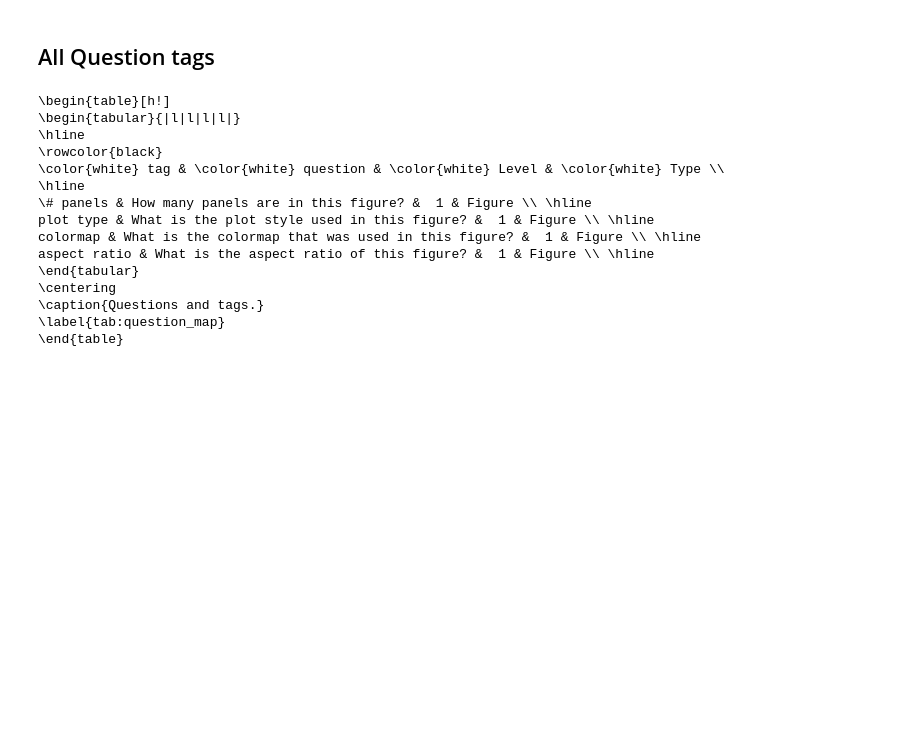
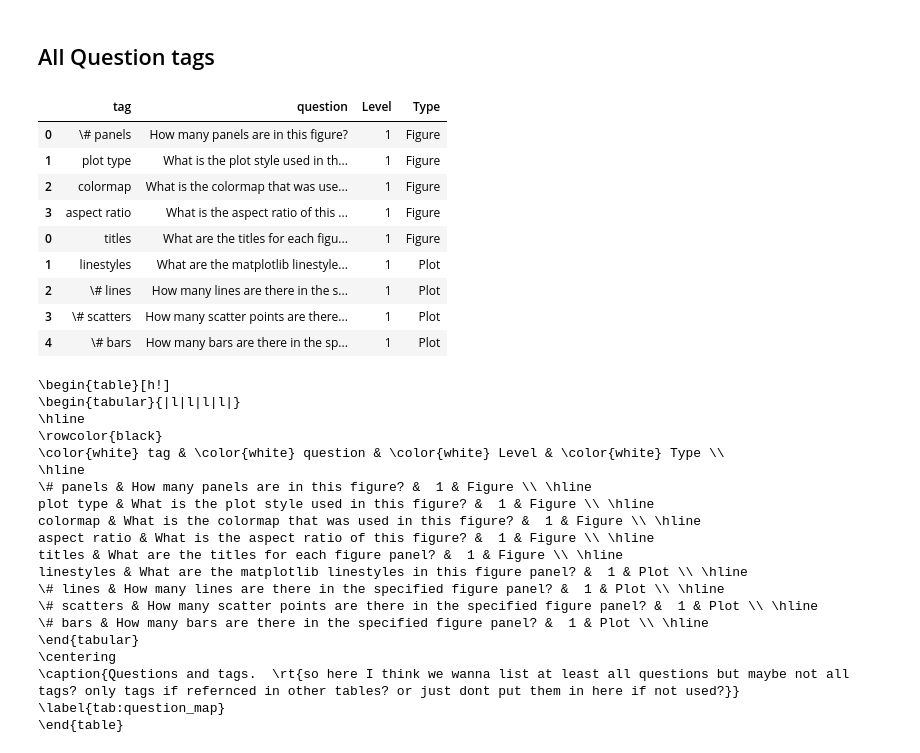
Before and after one commit to ReadingTimeMachine/LLM_VQA_MultiPanel, a Jupyter notebook: parse_lmm_outputs.ipynb, the cells around one changed output. Cells and saved outputs as stored; diff of their text form; code cells hidden in the pictures; blank space fills up the shorter version.

Commit message:
level 1

```diff
--- a/parse_lmm_outputs.ipynb
+++ b/parse_lmm_outputs.ipynb
@@ -815,7 +815,7 @@ questions_L1 = [
        {'tag':'# bars', 'question':'How many bars are there in the specified figure panel?', 'type':'float'},
 ]
 
-
+use_float_average = True # if so, will divide floats by average gt
 
 # fill level and level types
 for q in questions_L1:
@@ -865,6 +865,8 @@ for q in questions_L1:
         elif q['type'] == 'float': # single float number
             gt, lmm = get_lmm_gt(dfsub2, q['type'])
             calc =  np.abs(np.array(gt)-np.array(lmm))
+            if use_float_average:
+                calc = calc/np.array(gt)
             models[model] = {'mean diff': np.nanmean(calc), 'median diff':np.nanmedian(calc),
                              'std diff':np.nanstd(calc), 'iqr diff':calc_iqr(calc),
                              'median gt':np.nanmedian(gt), 'mean gt':np.nanmean(gt),
@@ -895,12 +897,6 @@ for q in questions_L1:
                              'std diff':np.std(calc), 'iqr diff':calc_iqr(calc),
                              'number nans':count_nan(lmm_tot)}
 
-
-                #print('gt:', vgt)
-                #print('vlmm:', vlmm)
-
-            #import sys; sys.exit()
-
         elif q['type'] == 'binary string list':
             # loop over every panel
             calc = [] # normalized distance
@@ -1404,0 +1013,2 @@ dfsub2
+# %%
+df_p_L1, df_q_L1, column_format_L1 = make_table_df(questions_L1, dirnames)
@@ -1428,11 +1080,30 @@ array(['What is the underlying distribution used to create the data in this figu
       dtype=object)
 # %% [markdown]
 ## All Question tags
+# %%
+df_questions_table = df_question_tags.copy()
+
+for d in [df_q_L1]:
+    df_questions_table = pd.concat([df_questions_table,d])
+# %%
+df_questions_table#.head(n=-5)
+# %% [output]
+|  | tag | question | Level | Type |
+| 0 | \# panels | How many panels are in this figure? | 1 | Figure |
+| 1 | plot type | What is the plot style used in th... | 1 | Figure |
+| 2 | colormap | What is the colormap that was use... | 1 | Figure |
+| 3 | aspect ratio | What is the aspect ratio of this ... | 1 | Figure |
+| 0 | titles | What are the titles for each figu... | 1 | Figure |
+| 1 | linestyles | What are the matplotlib linestyle... | 1 | Plot |
+| 2 | \# lines | How many lines are there in the s... | 1 | Plot |
+| 3 | \# scatters | How many scatter points are there... | 1 | Plot |
+| 4 | \# bars | How many bars are there in the sp... | 1 | Plot |
 # %%
 label='tab:question_map'
-caption = 'Questions and tags.  \\rt{so here I think we wanna list at least all questions but maybe not all tags? only tags if refernced in other tables?}'
+caption = 'Questions and tags.  '
+caption += '\\rt{so here I think we wanna list at least all questions but maybe not all tags? only tags if refernced in other tables? or just dont put them in here if not used?}'
 
-latex_table_tag = table_iConf_format(df_question_tags, label, caption, column_format_tag)
+latex_table_tag = table_iConf_format(df_questions_table, label, caption, column_format_tag)
 
 print(latex_table_tag)
 # %% [output]
@@ -1446,8 +1117,13 @@ print(latex_table_tag)
 plot type & What is the plot style used in this figure? &  1 & Figure \\ \hline
 colormap & What is the colormap that was used in this figure? &  1 & Figure \\ \hline
 aspect ratio & What is the aspect ratio of this figure? &  1 & Figure \\ \hline
+titles & What are the titles for each figure panel? &  1 & Figure \\ \hline
+linestyles & What are the matplotlib linestyles in this figure panel? &  1 & Plot \\ \hline
+\# lines & How many lines are there in the specified figure panel? &  1 & Plot \\ \hline
+\# scatters & How many scatter points are there in the specified figure panel? &  1 & Plot \\ \hline
+\# bars & How many bars are there in the specified figure panel? &  1 & Plot \\ \hline
 \end{tabular}
 \centering
-\caption{Questions and tags.}
+\caption{Questions and tags.  \rt{so here I think we wanna list at least all questions but maybe not all tags? only tags if refernced in other tables? or just dont put them in here if not used?}}
 \label{tab:question_map}
 \end{table}
```
Also changed, not shown: parts of 36 cells of this notebook.
